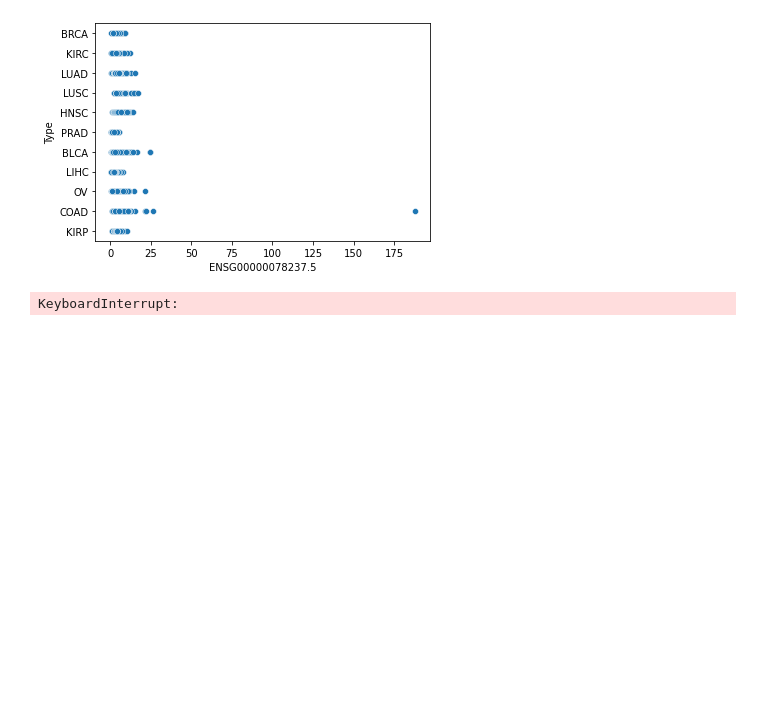
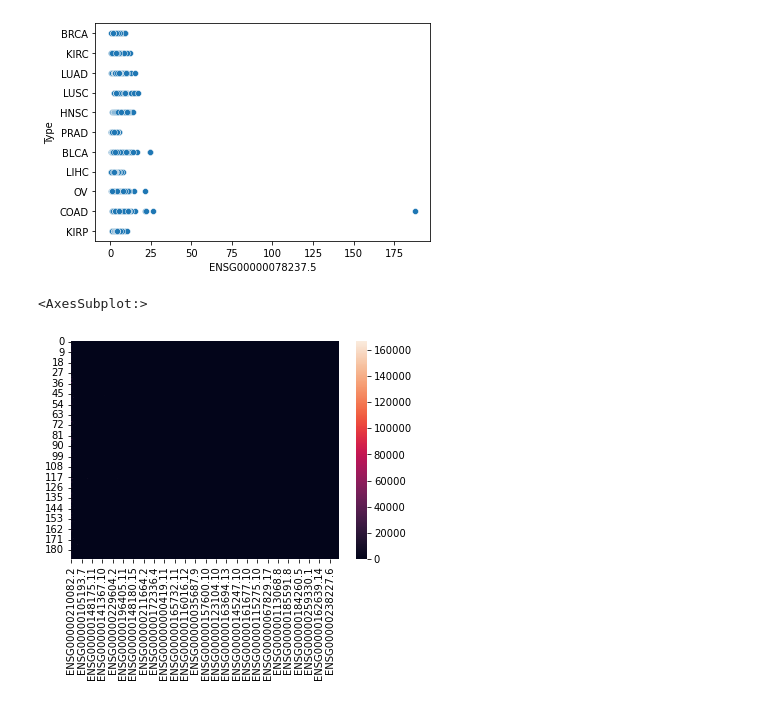
Before and after one commit to GingerLqt/Axaitech_TissueBiopsy, a Jupyter notebook: TissueBiopsy.ipynb, the cells around one changed output. Saved outputs shown, nothing was run; the diff lists cells and outputs as text; code cells hidden in the pictures; blank space fills up the shorter version.

```diff
--- a/TissueBiopsy.ipynb
+++ b/TissueBiopsy.ipynb
@@ -131,8 +218,8 @@ sns.scatterplot(x = data["ENSG00000078237.5"], y = data["Type"])
 # %% [output]
 <AxesSubplot:xlabel='ENSG00000078237.5', ylabel='Type'>
 [figure]
-# %%
-piv = data.pivot("Type", "ENSG00000078237.5")
-sns.heatmap(piv)
-# %% [output]
-KeyboardInterrupt:
+# %%
+sns.heatmap(reduced_BRCA)
+# %% [output]
+<AxesSubplot:>
+[figure, added]
```
Also changed, not shown: parts of 12 cells of this notebook.
